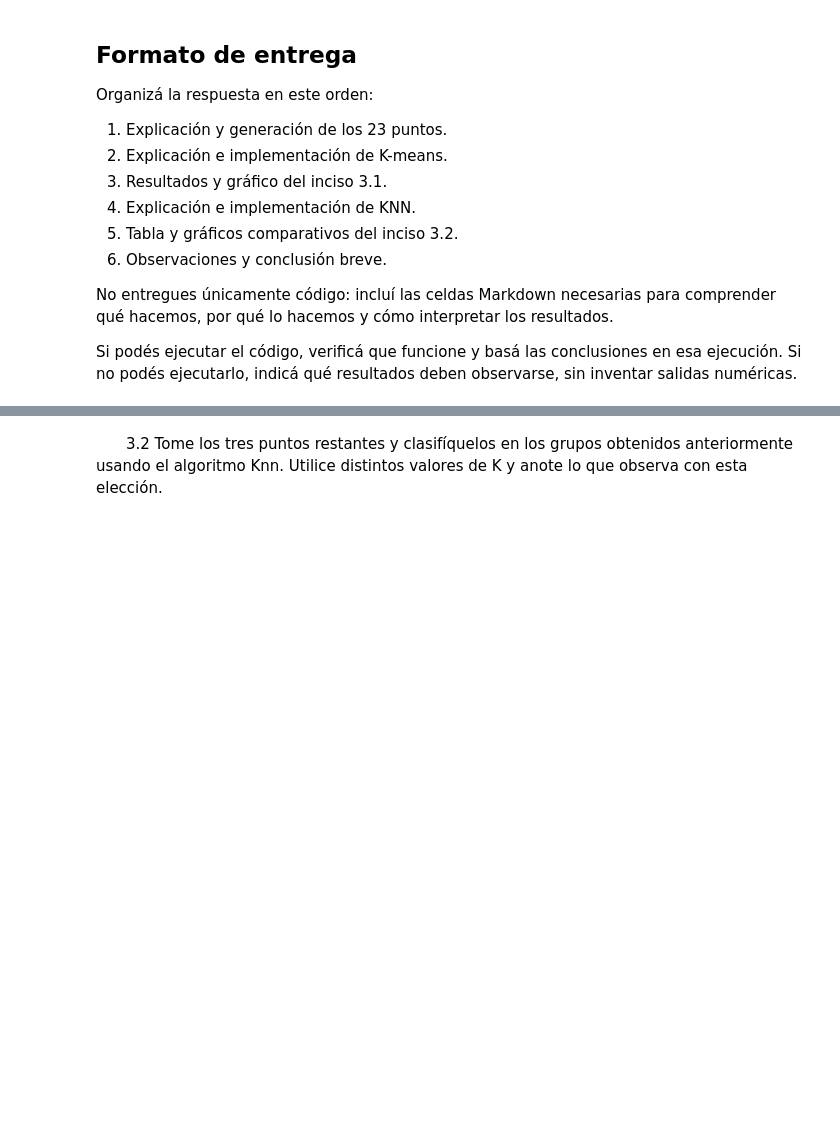
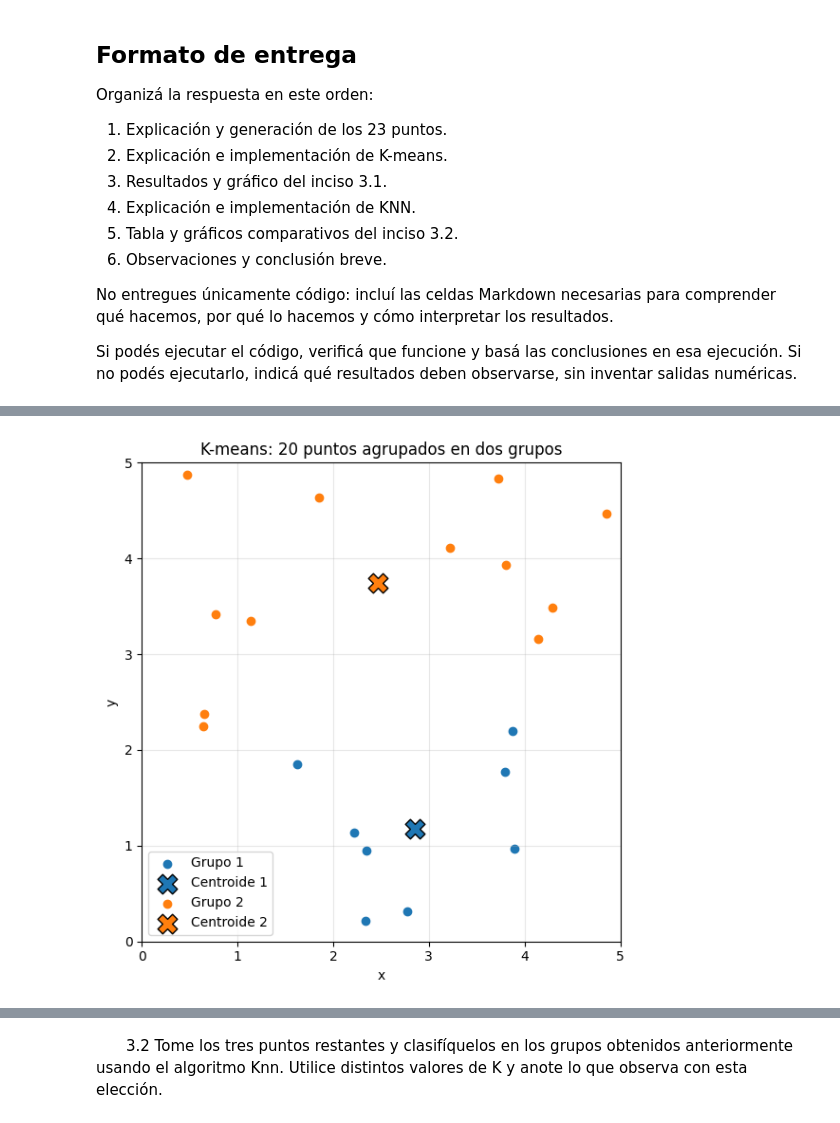
Before and after one commit to fcaprioli2004/IA_1_grupo1, a Jupyter notebook: TP8/TP8.ipynb, the cells around one changed output, grey strips where cells are left out. Cells and saved outputs as stored; diff of their text form; code cells hidden in the pictures; blank space fills up the shorter version.

```diff
--- a/TP8/TP8.ipynb
+++ b/TP8/TP8.ipynb
@@ -484,0 +596,91 @@ Si podés ejecutar el código, verificá que funcione y basá las conclusiones e
+# %%
+def k_means(datos, semilla=42, max_iteraciones=100):
+    # Elegimos dos puntos distintos como centroides iniciales.
+    generador_inicial = np.random.default_rng(semilla)
+    indices = generador_inicial.choice(len(datos), size=2, replace=False)
+    centroides = datos[indices].copy()
+
+    for iteracion in range(1, max_iteraciones + 1):
+        # Calculamos la distancia de cada punto a los dos centroides.
+        # Cada fila contiene las dos distancias de un punto.
+        distancias = np.linalg.norm(
+            datos[:, None, :] - centroides[None, :, :],
+            axis=2,
+        )
+
+        # La etiqueta es el número del centroide más cercano.
+        etiquetas = np.argmin(distancias, axis=1)
+
+        # Recalculamos los centroides como promedios.
+        nuevos_centroides = centroides.copy()
+
+        for grupo in range(2):
+            miembros = datos[etiquetas == grupo]
+
+            # Si el grupo está vacío, conservamos su centroide anterior.
+            if len(miembros) > 0:
+                nuevos_centroides[grupo] = miembros.mean(axis=0)
+
+        # Comprobamos si los centroides recalculados cambian las etiquetas.
+        distancias_nuevas = np.linalg.norm(
+            datos[:, None, :] - nuevos_centroides[None, :, :],
+            axis=2,
+        )
+        etiquetas_nuevas = np.argmin(distancias_nuevas, axis=1)
+
+        centroides = nuevos_centroides
+
+        # Si no hay cambios, las etiquetas y los centroides son coherentes.
+        if np.array_equal(etiquetas, etiquetas_nuevas):
+            return etiquetas, centroides, iteracion
+
+    raise RuntimeError(
+        "K-means no se estabilizó: aumentar max_iteraciones."
+    )
+
+
+# Solo usamos los 20 puntos destinados al agrupamiento.
+etiquetas, centroides, iteraciones = k_means(puntos_grupos)
+
+print(f"Iteraciones realizadas: {iteraciones}\n")
+
+for grupo in range(2):
+    cantidad = np.sum(etiquetas == grupo)
+    print(f"Grupo {grupo + 1}: {cantidad} puntos")
+    print(
+        f"Centroide: x = {centroides[grupo, 0]:.4f}, "
+        f"y = {centroides[grupo, 1]:.4f}\n"
+    )
+
+plt.figure(figsize=(7, 6))
+
+for grupo in range(2):
+    miembros = puntos_grupos[etiquetas == grupo]
+
+    plt.scatter(
+        miembros[:, 0],
+        miembros[:, 1],
+        color=colores[grupo],
+        label=f"Grupo {grupo + 1}",
+    )
+
+    plt.scatter(
+        *centroides[grupo],
+        color=colores[grupo],
+        marker="X",
+        s=220,
+        edgecolor="black",
+        label=f"Centroide {grupo + 1}",
+    )
+
+plt.title("K-means: 20 puntos agrupados en dos grupos")
+plt.xlabel("x")
+plt.ylabel("y")
+plt.xlim(0, 5)
+plt.ylim(0, 5)
+plt.gca().set_aspect("equal")
+plt.grid(alpha=0.3)
+plt.legend()
+plt.tight_layout()
+plt.show()
+# %% [output]
@@ -484,0 +694 @@ Si podés ejecutar el código, verificá que funcione y basá las conclusiones e
+[figure, added]
```
Also changed, not shown: parts of 8 cells of this notebook.
